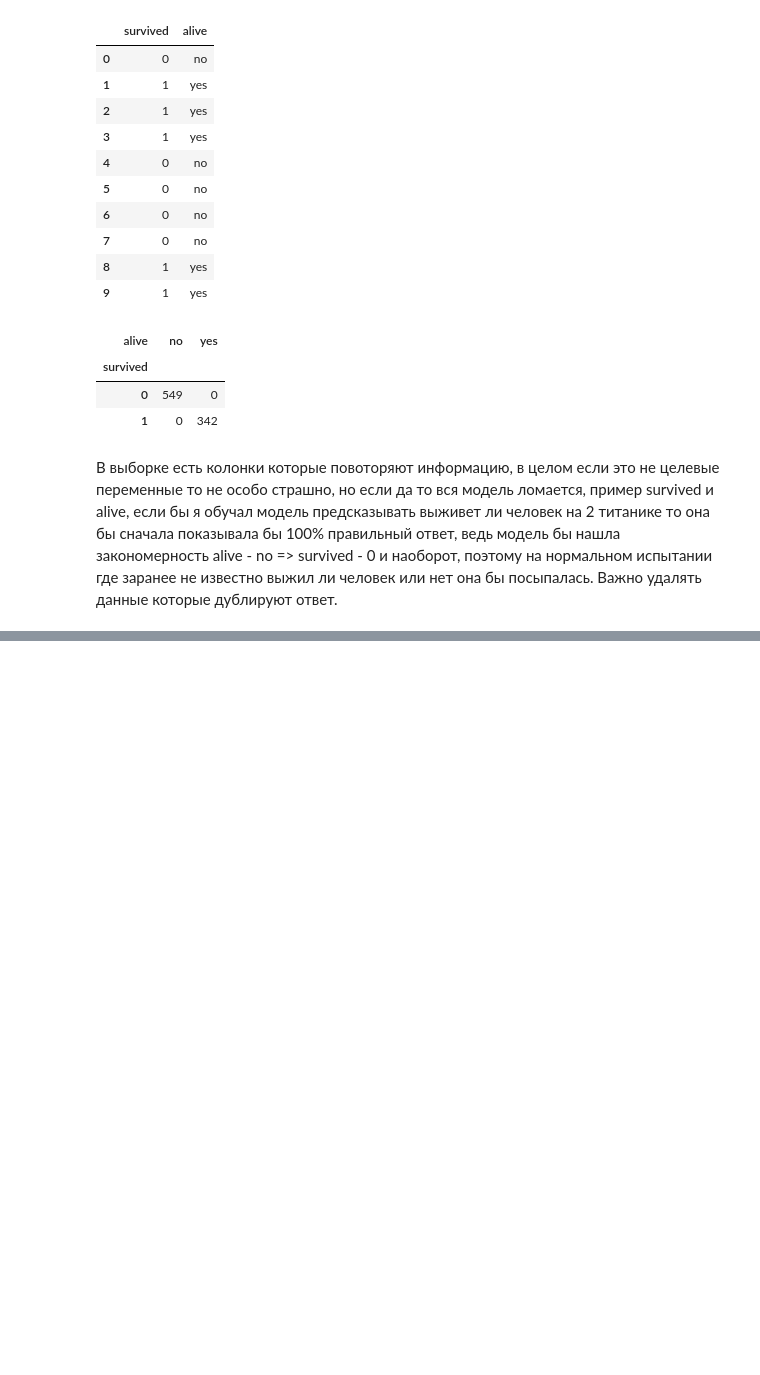
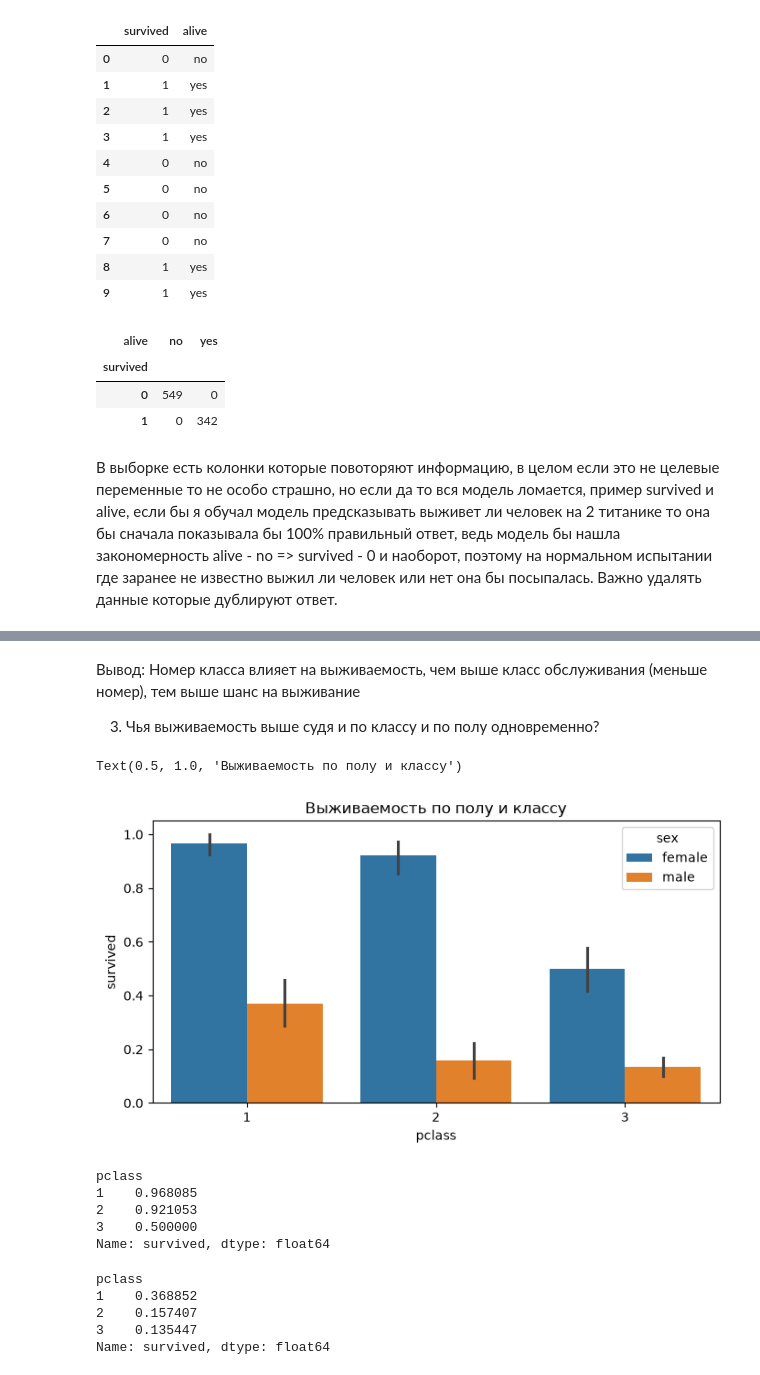
Before and after one commit to Hajime-bit1337/ml-journey, a Jupyter notebook: notebooks/05_titanic_eda.ipynb, the cells around one changed output, grey strips where cells are left out. Drawn from its saved outputs; the diff is of its cells as text; code cells hidden in the pictures; blank space fills up the shorter version.

```diff
--- a/notebooks/05_titanic_eda.ipynb
+++ b/notebooks/05_titanic_eda.ipynb
@@ -158,0 +332,27 @@ df.groupby(df['age'].isnull())['survived'].agg(['count', 'mean'])
+# %% [markdown]
+Вывод: Номер класса влияет на выживаемость, чем выше класс обслуживания (меньше номер), тем выше шанс на выживание
+
+3. Чья выживаемость выше судя и по классу и по полу одновременно?
+# %%
+fig, ax = plt.subplots(figsize=(8, 4))
+sns.barplot(data=df, x='pclass', y='survived', hue='sex')
+ax.set_title('Выживаемость по полу и классу')
+# %% [output]
+Text(0.5, 1.0, 'Выживаемость по полу и классу')
+[figure, added]
+# %%
+df[df['sex'] == 'female'].groupby('pclass')['survived'].mean()
+# %% [output]
+pclass
+1    0.968085
+2    0.921053
+3    0.500000
+Name: survived, dtype: float64
+# %%
+df[df['sex'] == 'male'].groupby('pclass')['survived'].mean()
+# %% [output]
+pclass
+1    0.368852
+2    0.157407
+3    0.135447
+Name: survived, dtype: float64
```
Also changed, not shown: parts of 62 cells of this notebook, 2 other files.
